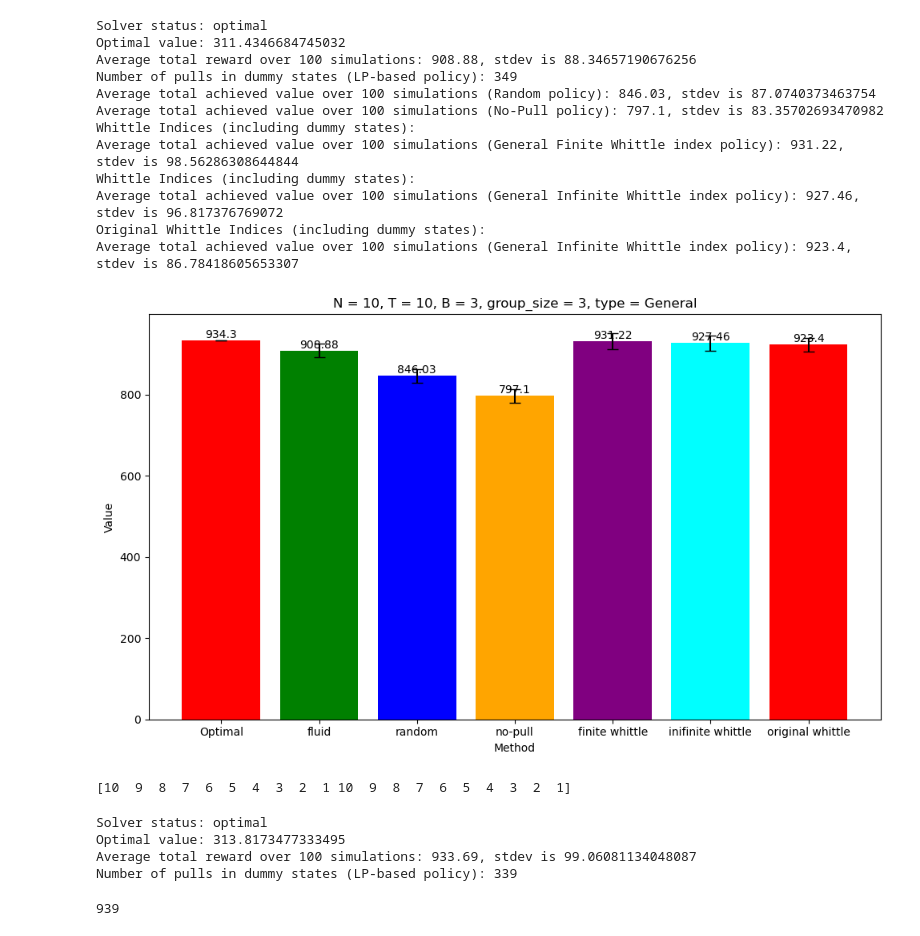
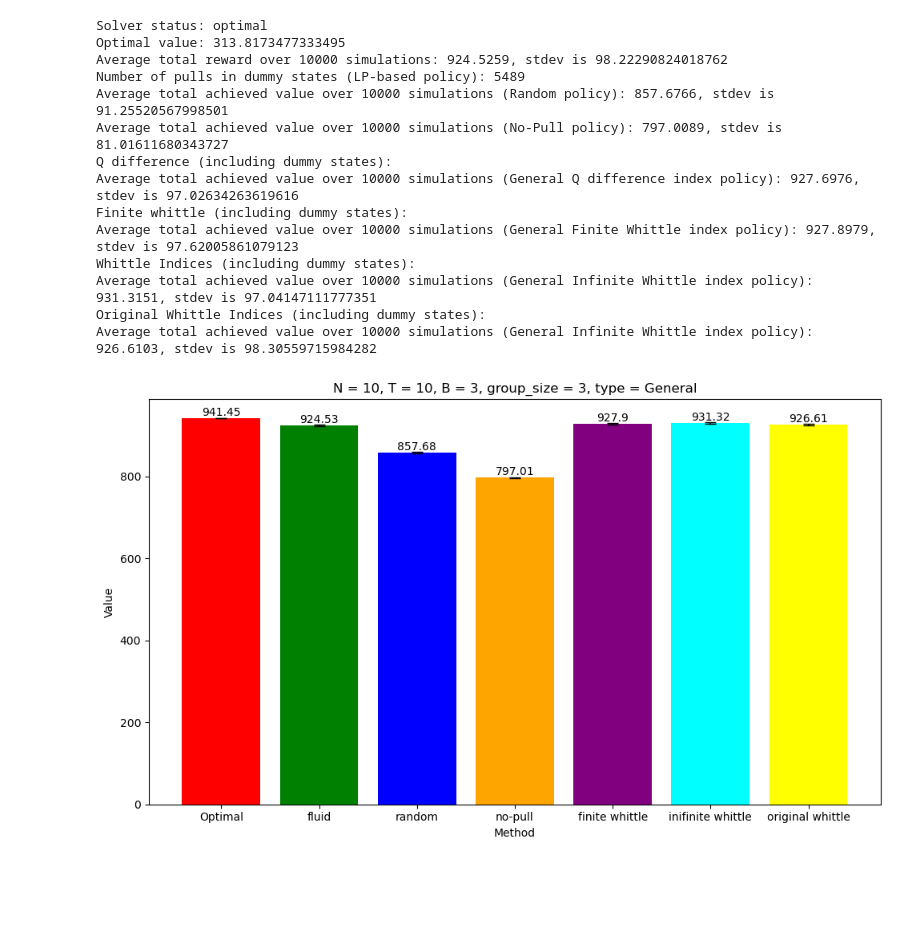
Before and after one commit to Haichuan23/Single_Use_RMAB, a Jupyter notebook: New_Experiment/run_experiment.ipynb, the cells around one changed output. Saved outputs shown, nothing was run; the diff lists cells and outputs as text; code cells hidden in the pictures; blank space fills up the shorter version.

```diff
--- a/New_Experiment/run_experiment.ipynb
+++ b/New_Experiment/run_experiment.ipynb
@@ -73,7 +71,8 @@ def comparison(S, N, group_member_num, K, S_prime, A, T, num_simulations = 20000
     optimal_reward, fluid_reward, fluid_std = fluid_policy(N, T, S, S_prime, A, K, group_member_num, P, r, num_simulations)
     random_reward, random_std = random_policy(N, T, S, S_prime, A, K, group_member_num, P, r, num_simulations)
     no_pull_reward, no_pull_std =  no_pull_policy(N, T, S, S_prime, A, K, group_member_num, P, r, num_simulations)
-    finite_whittle_reward, finite_whittle_std =  finite_whittle_policy(N, T, S, S_prime, A, K, group_member_num, P, r, num_simulations)
+    Q_difference_reward, Q_difference_std =  Q_difference_policy(N, T, S, S_prime, A, K, group_member_num, P, r, num_simulations)
+    finite_whittle_reward, finite_whittle_std = finite_whittle_policy(N, T, S, S_prime, A, K, group_member_num, P, r, num_simulations)
     infinite_whittle_reward, infinite_whittle_std = infinite_whittle_policy(N, T, S, S_prime, A, K, group_member_num, P, r, num_simulations)
     original_whittle_reward, original_whittle_std = original_whittle_policy(N, T, S, A, K, group_member_num, P_original, r, num_simulations)
 
@@ -83,6 +82,7 @@ def comparison(S, N, group_member_num, K, S_prime, A, T, num_simulations = 20000
         "fluid": (fluid_reward, fluid_std),
         "random": (random_reward, random_std),
         "no-pull": (no_pull_reward, no_pull_std),
+        # "Q_difference": {Q_difference_reward, Q_difference_std},
         "finite whittle": (finite_whittle_reward, finite_whittle_std),
         "inifinite whittle": (infinite_whittle_reward, infinite_whittle_std),
         "original whittle": (original_whittle_reward, original_whittle_std)
@@ -93,24 +93,26 @@ np.random.seed(22)
 # %%
 S = 10
 N = 10
 group_member_num = 3
 K = 3
 S_prime = S * 2
 A = 2
 T = 10
-num_simulations = 100
+num_simulations = 10000
 comparison(S, N, group_member_num, K, S_prime, A, T, num_simulations, 'General')
 # %% [output]
 Solver status: optimal
-Optimal value: 311.4346684745032
-Average total reward over 100 simulations: 908.88, stdev is 88.34657190676256
-Number of pulls in dummy states (LP-based policy): 349
-Average total achieved value over 100 simulations (Random policy): 846.03, stdev is 87.0740373463754
-Average total achieved value over 100 simulations (No-Pull policy): 797.1, stdev is 83.35702693470982
+Optimal value: 313.8173477333495
+Average total reward over 10000 simulations: 924.5259, stdev is 98.22290824018762
+Number of pulls in dummy states (LP-based policy): 5489
+Average total achieved value over 10000 simulations (Random policy): 857.6766, stdev is 91.25520567998501
+Average total achieved value over 10000 simulations (No-Pull policy): 797.0089, stdev is 81.01611680343727
+Q difference (including dummy states):
+Average total achieved value over 10000 simulations (General Q difference index policy): 927.6976, stdev is 97.02634263619616
+Finite whittle (including dummy states):
+Average total achieved value over 10000 simulations (General Finite Whittle index policy): 927.8979, stdev is 97.62005861079123
 Whittle Indices (including dummy states):
-Average total achieved value over 100 simulations (General Finite Whittle index policy): 931.22, stdev is 98.56286308644844
-Whittle Indices (including dummy states):
-Average total achieved value over 100 simulations (General Infinite Whittle index policy): 927.46, stdev is 96.817376769072
+Average total achieved value over 10000 simulations (General Infinite Whittle index policy): 931.3151, stdev is 97.04147111777351
 Original Whittle Indices (including dummy states):
-Average total achieved value over 100 simulations (General Infinite Whittle index policy): 923.4, stdev is 86.78418605653307
+Average total achieved value over 10000 simulations (General Infinite Whittle index policy): 926.6103, stdev is 98.30559715984282
-[figure, old version]
+[figure, new version]
@@ -130,15 +118,0 @@ P = generate_transition_matrix_with_dummy_states(N, S, S)
-# %%
-print(r)
-# %% [output]
-[10  9  8  7  6  5  4  3  2  1 10  9  8  7  6  5  4  3  2  1]
-# %%
-optimal_reward, fluid_reward, fluid_std = fluid_policy(N, T, S, S_prime, A, K, group_member_num, P, r, num_simulations)
-# %% [output]
-Solver status: optimal
-Optimal value: 313.8173477333495
-Average total reward over 100 simulations: 933.69, stdev is 99.06081134048087
-Number of pulls in dummy states (LP-based policy): 339
-# %%
-313 * 3
-# %% [output]
-939
```
Also changed, not shown: parts of 3 cells of this notebook, 1 other file.
